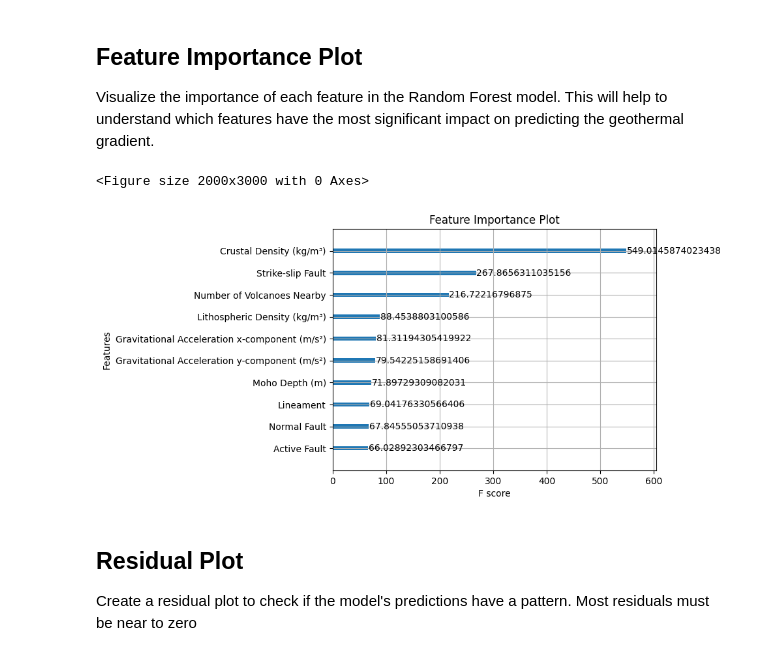
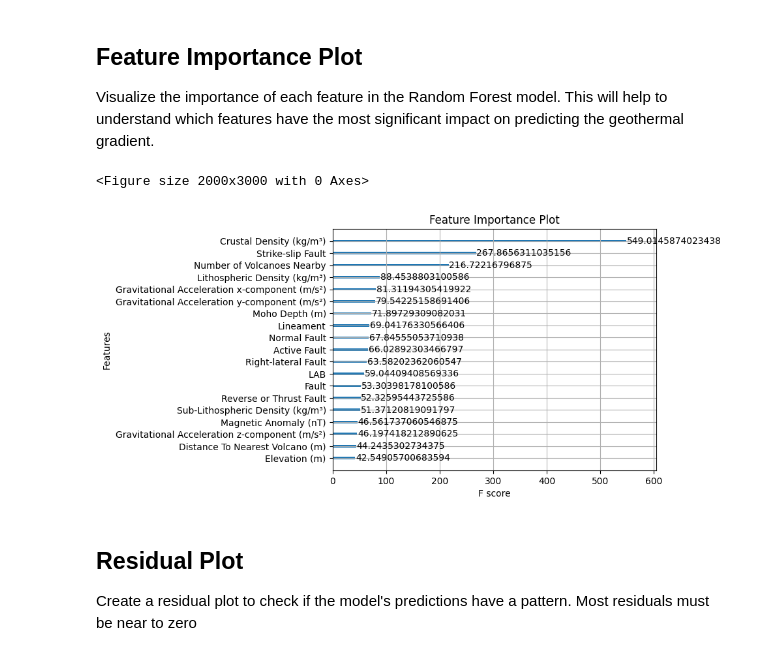
Before and after one commit to jcmefra/Geothermal-Gradient-Machine-Learning, a Jupyter notebook: Model_V2.ipynb, the cells around one changed output. Saved outputs shown, nothing was run; the diff lists cells and outputs as text; code cells hidden in the pictures.

```diff
--- a/Model_V2.ipynb
+++ b/Model_V2.ipynb
@@ -966,12 +1022,12 @@ Visualize the importance of each feature in the Random Forest model. This will h
 # %%
 # Plot feature importance
 plt.figure(figsize=(20, 30))
-xgb.plot_importance(best_xgb_model, importance_type='gain', max_num_features=10)
+xgb.plot_importance(best_xgb_model, importance_type='gain', max_num_features=20)
 plt.title('Feature Importance Plot')
 plt.show()
 # %% [output]
 <Figure size 2000x3000 with 0 Axes>
-[figure, old version]
+[figure, new version]
 # %% [markdown]
 ## Residual Plot
 
```
Also changed, not shown: parts of 8 cells of this notebook.
